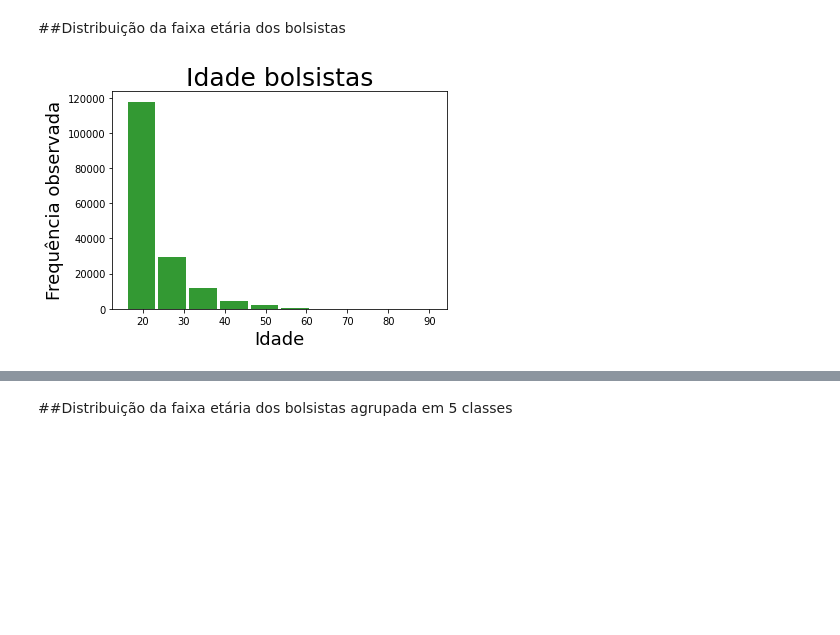
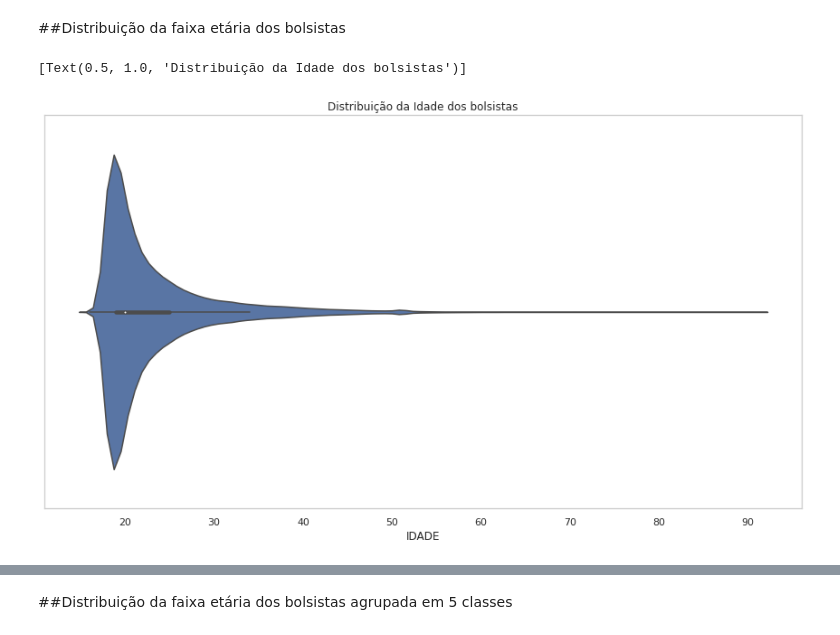
Before and after one commit to jaquelinecella/Analise_Exploratoria_Pandas, a Jupyter notebook: Projeto_2.ipynb, the cells around one changed output, grey strips where cells are left out. Drawn from its saved outputs; the diff is of its cells as text; code cells hidden in the pictures; blank space fills up the shorter version.

```diff
--- a/Projeto_2.ipynb
+++ b/Projeto_2.ipynb
@@ -902,12 +930,9 @@ Name: RACA_BENEFICIARIO, dtype: int64
 #4. Visualização em gráficos
 # %% [markdown]
 ##Distribuição da faixa etária dos bolsistas
-# %%
-plt.hist(original_copia['IDADE'],rwidth=0.9, color = 'green', alpha=0.8)
-plt.xlabel('Idade', size=18)
-plt.ylabel('Frequência observada', size=18)
-plt.title('Idade bolsistas', size=25)
-plt.rcParams['figure.figsize'] = (15,8)
-plt.show()
-# %% [output]
-[figure, removed]
+# %%
+
+sns.violinplot(original_copia['IDADE']).set(title='Distribuição da Idade dos bolsistas')
+# %% [output]
+[Text(0.5, 1.0, 'Distribuição da Idade dos bolsistas')]
+[figure, added]
```
Also changed, not shown: parts of 22 cells of this notebook.
